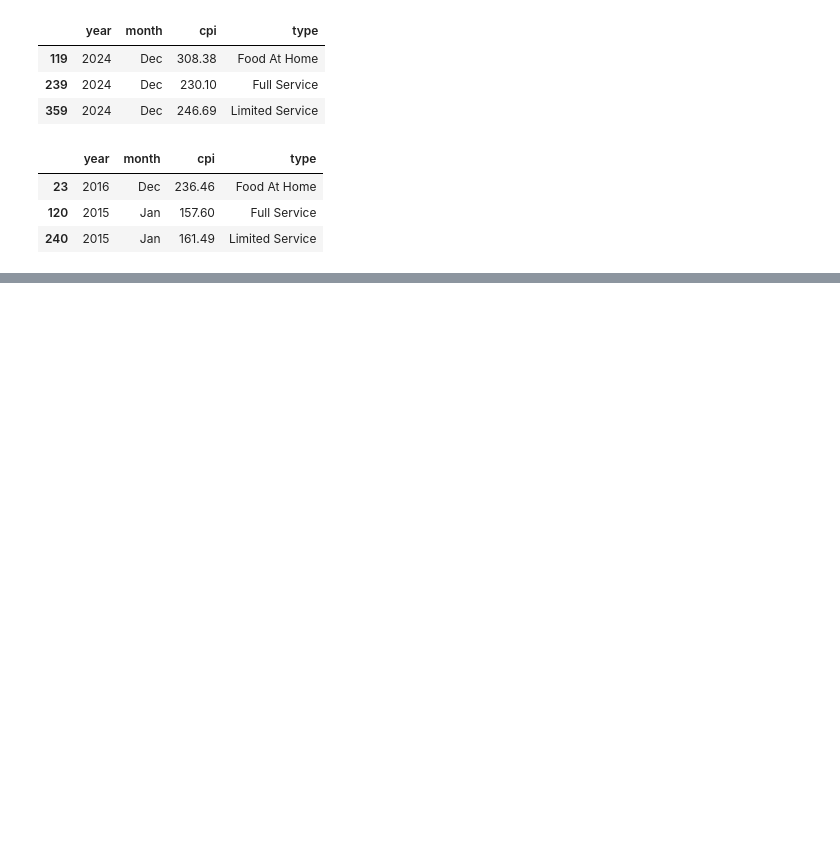
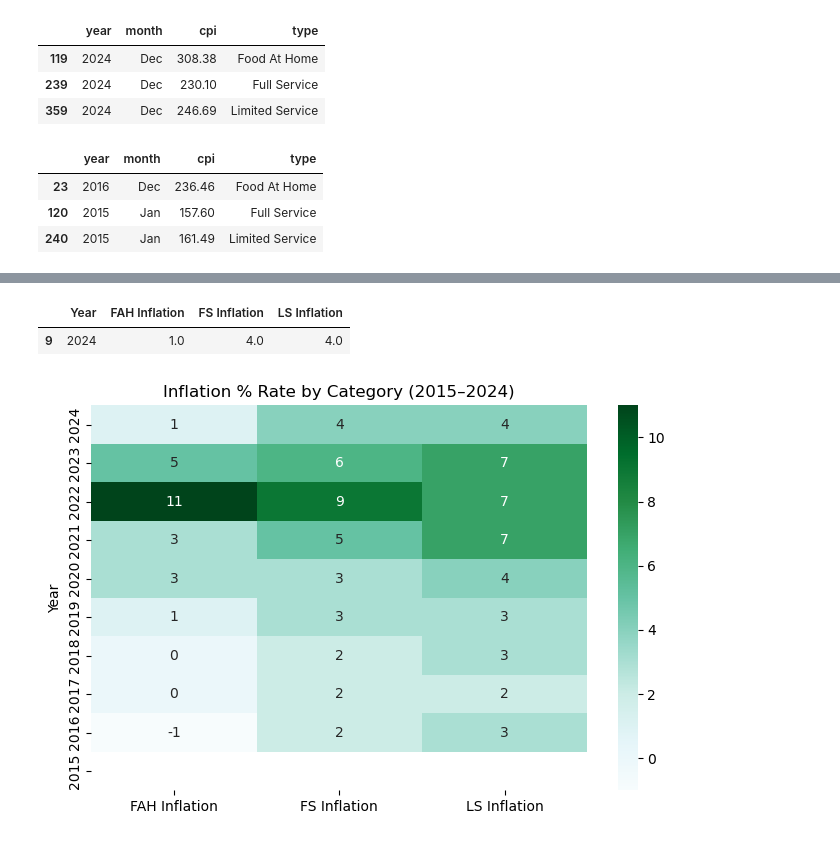
Before and after one commit to brefite007/bre_capstone, a Jupyter notebook: notebook/cpi_capstone.ipynb, the cells around one changed output, grey strips where cells are left out. Drawn from its saved outputs; the diff is of its cells as text; code cells hidden in the pictures; blank space fills up the shorter version.

```diff
--- a/notebook/cpi_capstone.ipynb
+++ b/notebook/cpi_capstone.ipynb
@@ -104,5 +104,6 @@ low_cpi
 | 120 | 2015 | Jan | 157.60 | Full Service |
 | 240 | 2015 | Jan | 161.49 | Limited Service |
 # %%
-fred = pd.read_csv('../data/fred_savings.csv')
+cpi = pd.read_csv('../data/inflation_data.csv')
+cpi.head()
 # %% [output]
@@ -109,0 +116,14 @@ NameError: name 'pd' is not defined
+# %%
+cpi_sorted = cpi.sort_values('Year', ascending=False)
+cpi_sorted.head(1)
+# %% [output]
+|  | Year | FAH Inflation | FS Inflation | LS Inflation |
+| 9 | 2024 | 1.0 | 4.0 | 4.0 |
+# %%
+plt.figure(figsize=(8, 5))
+sns.heatmap(cpi_sorted.set_index('Year'), annot=True, cmap='BuGn')
+plt.title('Inflation % Rate by Category (2015–2024)')
+plt.savefig('heatmap.png', dpi=300)
+plt.show()
+# %% [output]
+[figure, added]
```
Also changed, not shown: parts of 11 cells of this notebook, 8 other files.
